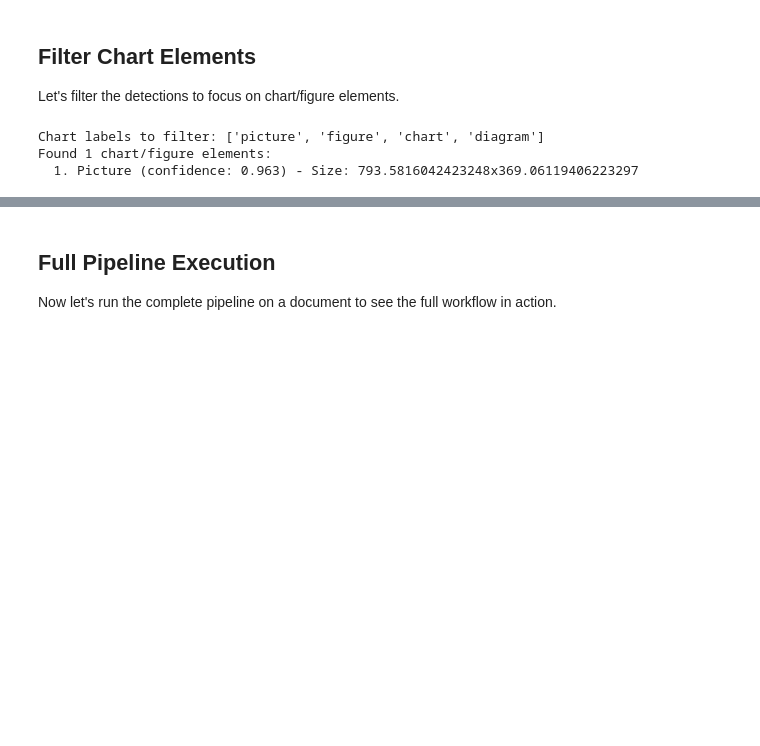
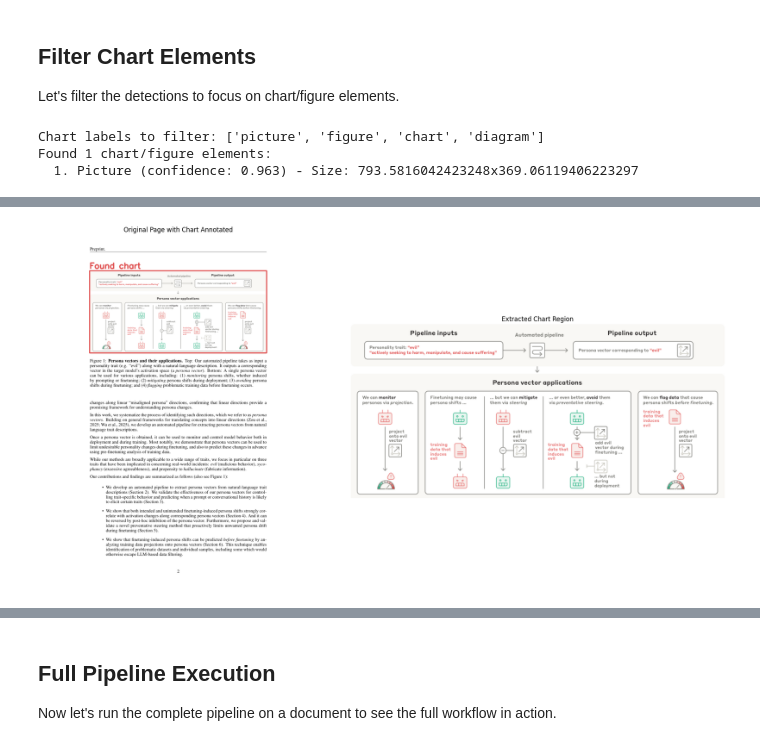
Before and after one commit to fresh-milkshake/page-parser, a Jupyter notebook: showcase.ipynb, the cells around one changed output, grey strips where cells are left out. Cells and saved outputs as stored; diff of their text form; code cells hidden in the pictures; blank space fills up the shorter version.

```diff
--- a/showcase.ipynb
+++ b/showcase.ipynb
@@ -215,0 +233,83 @@ else:
+# %%
+from src.pipeline.image import extract_regions_to_numpy
+
+
+def show_annotated_and_extracted_chart(
+    original_img_path: Path,
+    chart_detections: list[Any],
+) -> None:
+    """
+    Display the original page with only the chart annotated on the left and the extracted chart on the right.
+
+    Args:
+        original_img_path: Path to the original image.
+        chart_detections: List of chart detection objects with bbox attribute.
+    """
+    if not chart_detections:
+        print("No chart elements found in this page.")
+        return
+
+    chart_regions = extract_regions_to_numpy(
+        original_img_path,
+        [det.bbox for det in chart_detections],  # type: ignore
+    )
+
+    if not chart_regions:
+        print("No chart regions could be extracted.")
+        return
+
+    # Draw annotation for the first chart on a copy of the original image
+    original_img = cv2.imread(str(original_img_path), cv2.IMREAD_COLOR)
+    chart_bbox = chart_detections[0].bbox
+    annotated_img = original_img.copy()
+    color = (79, 79, 224)  # Orange for chart bbox
+    thickness = 4
+    cv2.rectangle(
+        annotated_img,
+        (int(chart_bbox[0]), int(chart_bbox[1])),
+        (int(chart_bbox[2]), int(chart_bbox[3])),
+        color,
+        thickness,
+    )
+    font = cv2.FONT_HERSHEY_SIMPLEX
+    font_scale = 1.2
+    font_thickness = 3
+    text = "Found chart"
+    text_size, _ = cv2.getTextSize(text, font, font_scale, font_thickness)
+    text_x = int(chart_bbox[0])
+    text_y = (
+        int(chart_bbox[1]) - 10
+        if int(chart_bbox[1]) - 10 > 0
+        else int(chart_bbox[1]) + text_size[1] + 10
+    )
+    cv2.putText(
+        annotated_img,
+        text,
+        (text_x, text_y),
+        font,
+        font_scale,
+        color,
+        font_thickness,
+        cv2.LINE_AA,
+    )
+    # Convert BGR to RGB for matplotlib
+    annotated_img_rgb = cv2.cvtColor(annotated_img, cv2.COLOR_BGR2RGB)
+    chart_img = chart_regions[0]
+
+    fig, axes = plt.subplots(1, 2, figsize=(20, 10))
+    axes[0].imshow(annotated_img_rgb)
+    axes[0].set_title("Original Page with Chart Annotated")
+    axes[0].axis("off")
+    axes[1].imshow(chart_img)
+    axes[1].set_title("Extracted Chart Region")
+    axes[1].axis("off")
+    plt.tight_layout()
+    plt.show()
+
+
+show_annotated_and_extracted_chart(
+    original_img_path=second_page_path,
+    chart_detections=chart_detections,
+)
+# %% [output]
+[figure, added]
```
Also changed, not shown: parts of 21 cells of this notebook, 4 other files.
